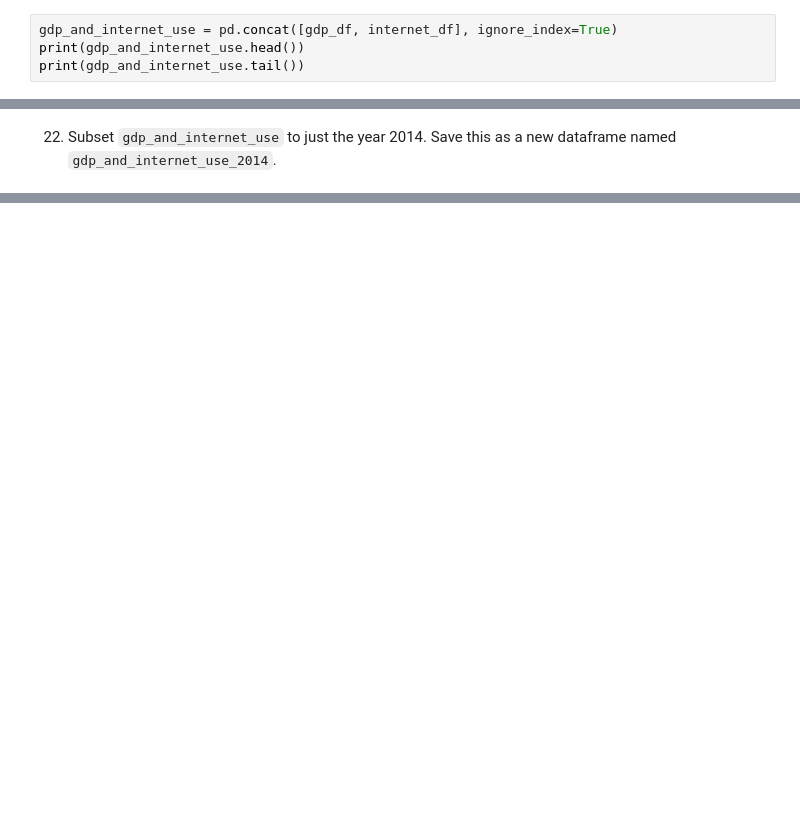
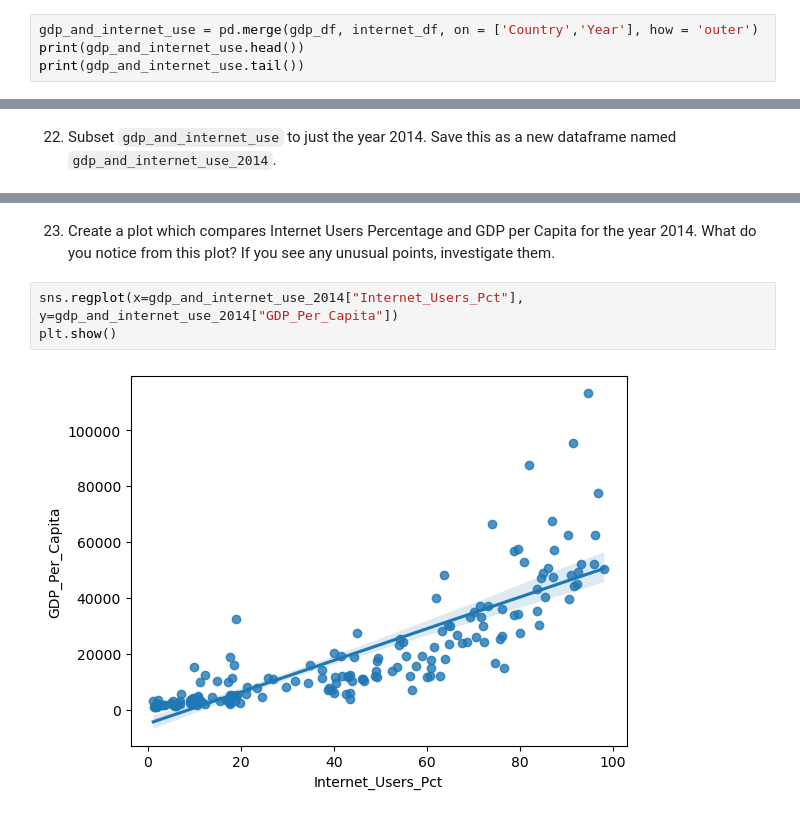
Before and after one commit to CaitlinC91/gdp-and-internet-usage-CaitlinC91, a Jupyter notebook: notebooks/un_gdp_internet_project.ipynb, the cells around one changed output, grey strips where cells are left out. Saved outputs shown, nothing was run; the diff lists cells and outputs as text; blank space fills up the shorter version.

```diff
--- a/notebooks/un_gdp_internet_project.ipynb
+++ b/notebooks/un_gdp_internet_project.ipynb
@@ -339,7 +339,7 @@ dtype: int64
 # %% [markdown]
 20. Merge the two DataFrames to one. Do this in a way that keeps **all rows** from each of the two DataFrames. Call the new DataFrame `gdp_and_internet_use`. Look at the first and last few rows to confirm that it merged correctly.
 # %%
-gdp_and_internet_use = pd.concat([gdp_df, internet_df], ignore_index=True)
+gdp_and_internet_use = pd.merge(gdp_df, internet_df, on = ['Country','Year'], how = 'outer')
 print(gdp_and_internet_use.head())
 print(gdp_and_internet_use.tail())
 # %% [output]
@@ -388,0 +403,7 @@ gdp_and_internet_use_2014 = gdp_and_internet_use.loc[gdp_and_internet_use['Year'
+# %% [markdown]
+23. Create a plot which compares Internet Users Percentage and GDP per Capita for the year 2014. What do you notice from this plot? If you see any unusual points, investigate them.
+# %%
+sns.regplot(x=gdp_and_internet_use_2014["Internet_Users_Pct"], y=gdp_and_internet_use_2014["GDP_Per_Capita"])
+plt.show()
+# %% [output]
+[figure, added]
```
Also changed, not shown: parts of 5 cells of this notebook.
